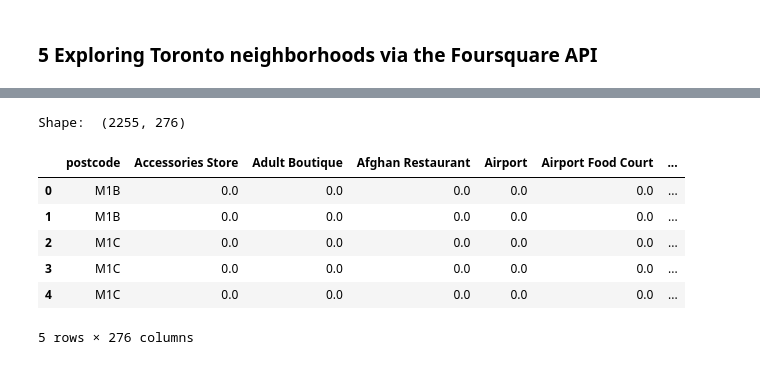
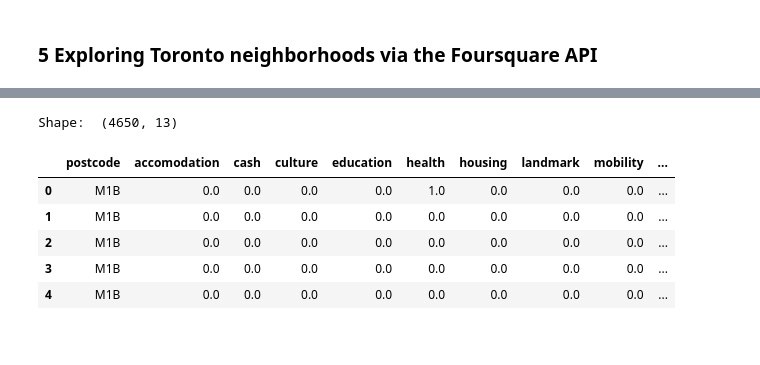
Before and after one commit to beinglucky24/Coursera_Capstone, a Jupyter notebook: segmenting_and_clustering.ipynb, the cells around one changed output, grey strips where cells are left out. Saved outputs shown, nothing was run; the diff lists cells and outputs as text; code cells hidden in the pictures.

```diff
--- a/segmenting_and_clustering.ipynb
+++ b/segmenting_and_clustering.ipynb
@@ -188,7 +208,7 @@ CLIENT_ID = '41HXMY040EFZ5BW2JCZHSGGPG4ZBNJ1BVDCG2XHIE2FO5Y5B'     # Foursquare
 CLIENT_SECRET = 'GZNPZKZ2VCTSQ3BW2SYFAH2CZ0VAQYXLS1UW1RGF1BOFTFIQ' # Foursquare Secret
 VERSION = '20180605'                                               # Foursquare API version
 # %%
-def GetVenues(names,latitudes,longitudes,radius=500,limit=100):
+def GetVenues(names,latitudes,longitudes,radius=950,limit=300):
 
     venues_list=[]
     for name,lat,lng in zip(names,latitudes,longitudes):
@@ -222,2 +242,36 @@ toronto_venues.head()
-# %%
-new = pd.Series([code]+list(np.zeros(len(toronto_onehot.columns)-1)),index=toronto_onehot.columns)
+# %%
+toronto_venues['super category'] = ''
+restau_list = ['restaurant','diner','joint','food','coffee','spot','place','bar','café','brewery','house','lounge','tea','cafeteria','creperie','pub','club','deli',\
+               'buffet','bistro']
+transport_list = ['bus','airport','train','rental','rail','metro','cable car','harbor','boat','travel','garage','auto','gas']
+store_list = ['store','shop','market','butcher','bakery','laundry','garden center','boutique','grocery','storage']
+sports_list = ['martial','gym','playground','park','sport','yoga','hockey','soccer','skating','stadium','bowling','pool','badminton','golf','outdoor','tennis','lake',\
+               'recreation','beach','basketball','ski','community','moving','baseball','curling','lookout','dance','gaming','track','farm','garden','river','field','zoo',\
+               'aquarium','pilates','churrascaria','speakeasy']
+health_list = ['pharmacy','medical','massage','nail','chiropractor','health','tanning','spa']
+cash_list = ['atm','bank']
+landmark_list = ['intersection','plaza','road','bridge','neighborhood','historic','cemetery','church','fountain','monument','castle','tunnel']
+culture_list = ['entertainment','theater','museum','arts','concert','gallery','music','exhibit']
+housing_list = ['housing','apartment','office','construction','design','startup']
+hotel_list = ['hotel','hostel']
+pet_list = ['dog','animal']
+education_list = ['college','library','school','university']
+
+for i in toronto_venues.index:
+    category = toronto_venues.loc[i,'venue category'].lower()
+    if   any([key in category for key in restau_list]):        toronto_venues.loc[i,'super category'] = 'restaurant'
+    elif any([key in category for key in transport_list]):     toronto_venues.loc[i,'super category'] = 'mobility'
+    elif any([key in category for key in store_list]):         toronto_venues.loc[i,'super category'] = 'store'
+    elif any([key in category for key in sports_list]):        toronto_venues.loc[i,'super category'] = 'recreation'
+    elif any([key in category for key in health_list]):        toronto_venues.loc[i,'super category'] = 'health'
+    elif any([key in category for key in cash_list]):          toronto_venues.loc[i,'super category'] = 'cash'
+    elif any([key in category for key in car_list]):           toronto_venues.loc[i,'super category'] = 'car services'
+    elif any([key in category for key in landmark_list]):      toronto_venues.loc[i,'super category'] = 'landmark'
+    elif any([key in category for key in culture_list]):       toronto_venues.loc[i,'super category'] = 'culture'
+    elif any([key in category for key in housing_list]):       toronto_venues.loc[i,'super category'] = 'housing'
+    elif any([key in category for key in hotel_list]):         toronto_venues.loc[i,'super category'] = 'accomodation'
+    elif any([key in category for key in pet_list]):           toronto_venues.loc[i,'super category'] = 'pet services'
+    elif any([key in category for key in education_list]):     toronto_venues.loc[i,'super category'] = 'education'
+
+
+toronto_venues[['super category','postcode']].groupby(['super category']).agg(['count'])
@@ -224,26 +294,25 @@ new = pd.Series([code]+list(np.zeros(len(toronto_onehot.columns)-1)),index=toron
 # %%
-toronto_onehot = pd.get_dummies(toronto_venues[['venue category']], prefix="", prefix_sep="")
+toronto_onehot = pd.get_dummies(toronto_venues[['super category']], prefix="", prefix_sep="")
 toronto_onehot['postcode'] = toronto_venues['postcode']
 fixed_columns = [toronto_onehot.columns[-1]] + list(toronto_onehot.columns[:-1])
 toronto_onehot = toronto_onehot[fixed_columns]
 
 for i in code_df.index:
     code = code_df.loc[i,'postcode']
     if code not in toronto_onehot.postcode.unique():
         new = pd.Series([code]+list(np.zeros(len(toronto_onehot.columns)-1)),index=toronto_onehot.columns)
         toronto_onehot = toronto_onehot.append(new,ignore_index=True)
 
 print('Shape: ',toronto_onehot.shape)
 toronto_onehot.head()
 # %% [output]
-Shape:  (2255, 276)
+Shape:  (4650, 13)
-|  | postcode | Accessories Store | Adult Boutique | Afghan Restaurant | Airport | Airport Food Court | ... |
-| 0 | M1B | 0.0 | 0.0 | 0.0 | 0.0 | 0.0 | ... |
-| 1 | M1B | 0.0 | 0.0 | 0.0 | 0.0 | 0.0 | ... |
-| 2 | M1C | 0.0 | 0.0 | 0.0 | 0.0 | 0.0 | ... |
-| 3 | M1C | 0.0 | 0.0 | 0.0 | 0.0 | 0.0 | ... |
-| 4 | M1C | 0.0 | 0.0 | 0.0 | 0.0 | 0.0 | ... |
+|  | postcode | accomodation | cash | culture | education | health | housing | landmark | mobility | ... |
+| 0 | M1B | 0.0 | 0.0 | 0.0 | 0.0 | 1.0 | 0.0 | 0.0 | 0.0 | ... |
+| 1 | M1B | 0.0 | 0.0 | 0.0 | 0.0 | 0.0 | 0.0 | 0.0 | 0.0 | ... |
+| 2 | M1B | 0.0 | 0.0 | 0.0 | 0.0 | 0.0 | 0.0 | 0.0 | 0.0 | ... |
+| 3 | M1B | 0.0 | 0.0 | 0.0 | 0.0 | 0.0 | 0.0 | 0.0 | 0.0 | ... |
+| 4 | M1B | 0.0 | 0.0 | 0.0 | 0.0 | 0.0 | 0.0 | 0.0 | 0.0 | ... |
-5 rows × 276 columns
 # %%
 toronto_grouped = toronto_onehot.groupby('postcode').mean().reset_index()
 print('Shape: ',toronto_grouped.shape)
```
Also changed, not shown: parts of 12 cells of this notebook.
